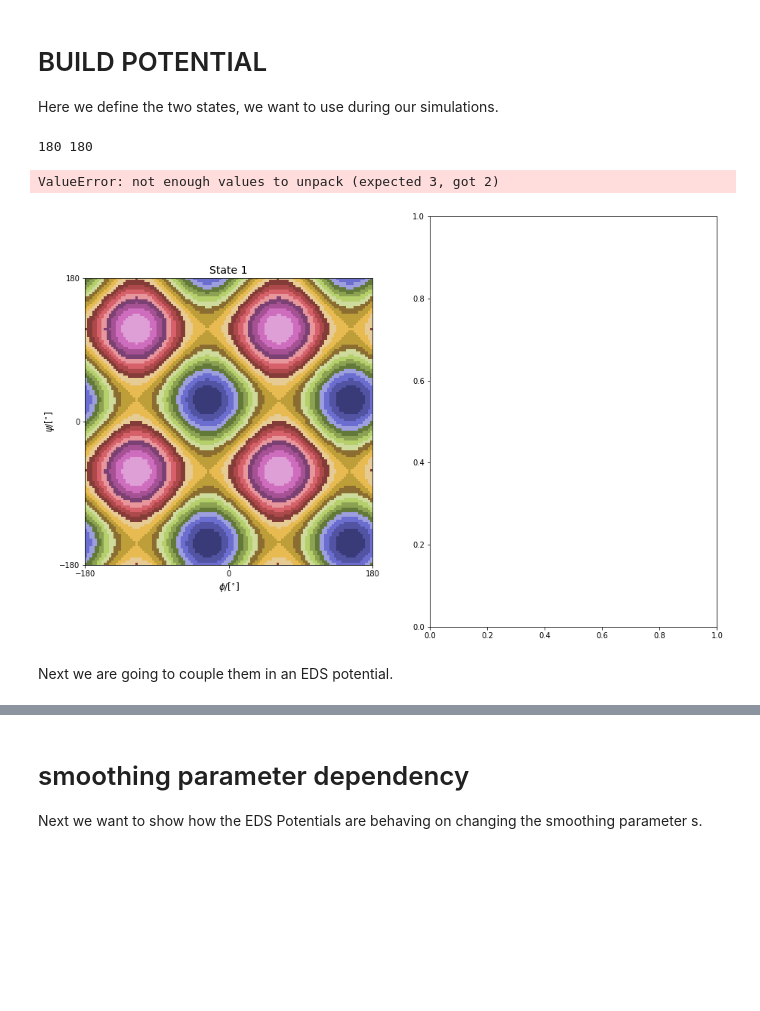
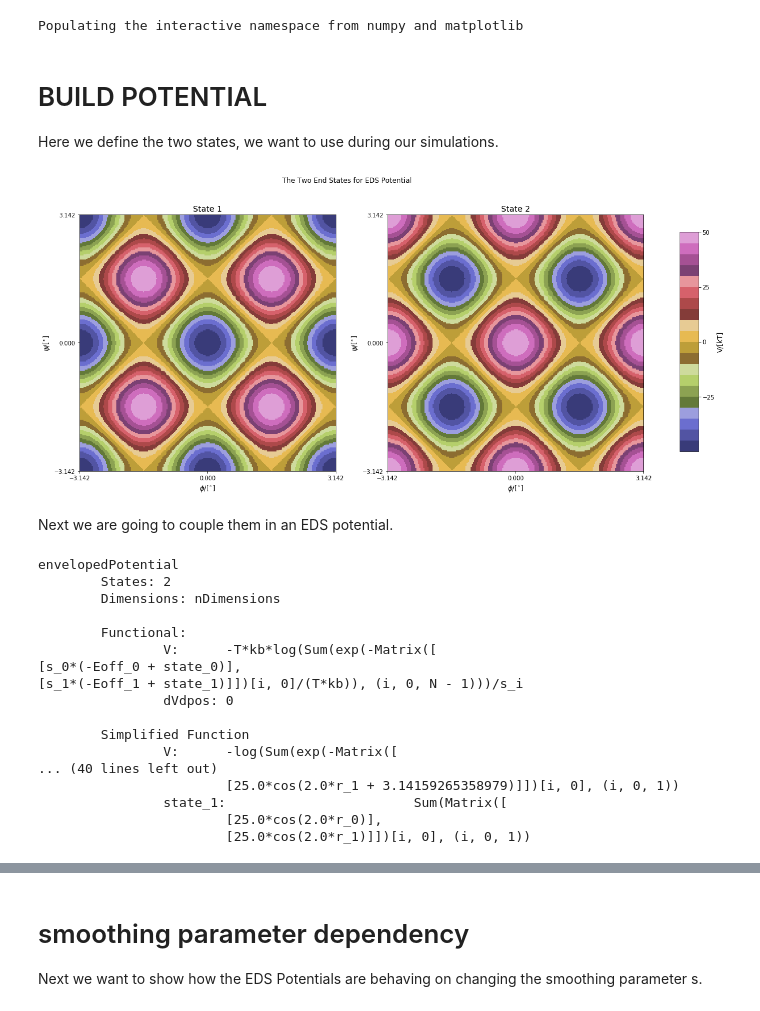
Before and after one commit to rinikerlab/Ensembler, a Jupyter notebook: examples/publication/publication_lambda_EDS/building_potentials.ipynb, the cells around one changed output, grey strips where cells are left out. Saved outputs shown, nothing was run; the diff lists cells and outputs as text; code cells hidden in the pictures; blank space fills up the shorter version.

```diff
--- a/examples/publication/publication_lambda_EDS/building_potentials.ipynb
+++ b/examples/publication/publication_lambda_EDS/building_potentials.ipynb
@@ -2,14 +2,20 @@
 #enveloping potential
 # simple Example plot Enveloped Potential with two Harmonic Oscilators
 ##Imports:
-import os, sys, numpy as np
+###If not installed:
+import os, sys
 sys.path.append(os.getcwd()+"/../../..")
 
+import numpy as np
 import ensembler.potentials.TwoD as pot2D
+import ensembler.potentials.ND as potND
+
 import ensembler.visualisation.plotPotentials as exPlot
 
-point_resolution = 120 # if you want to save time use: 120
-%matplotlib inline
+point_resolution = 250 # if you want to save time use: 120
+%pylab inline
+# %% [output]
+Populating the interactive namespace from numpy and matplotlib
 # %% [markdown]
 # BUILD POTENTIAL
 
@@ -18,24 +24,39 @@ Here we define the two states, we want to use during our simulations.
 # Settings
 barrier = 50 #kT - minimal barrier in system
 amplitude = barrier/2
-shift  = np.rad2deg(0.5*np.pi)
+shift  = 0.5*np.pi
 
 #System States
-V1 = pot2D.wavePotential(phase_shift=(shift,shift), multiplicity=(2.0, 2.0), amplitude=(amplitude, amplitude))
-V2 = pot2D.wavePotential(phase_shift=(0.0, 0.0), multiplicity=(2.0, 2.0), amplitude=(amplitude, amplitude))
+V1 = pot2D.wavePotential(phase_shift=(shift,shift), multiplicity=(2.0, 2.0), amplitude=(amplitude, amplitude), radians=True)
+V2 = pot2D.wavePotential(phase_shift=(0.0, 0.0), multiplicity=(2.0, 2.0), amplitude=(amplitude, amplitude), radians=True)
 # %%
 #Visualisation
-fig = exPlot.plot_2D_2states(V1, V2, space_range=[(-180,180), (-180,180)], point_resolution=point_resolution)
-fig.show()
+fig = exPlot.plot_2D_2states(V1, V2, space_range=[(-np.pi, np.pi), (-np.pi,np.pi)], point_resolution=point_resolution)
 # %% [output]
-180 180
-ValueError: not enough values to unpack (expected 3, got 2)
-[figure, old version]
+[figure, new version]
 # %% [markdown]
 Next we are going to couple them in an EDS potential.
 # %%
 Eoff = [0,0]
 s= 1.0
-edsPot = pot2D.envelopedPotential(V_is=[V1, V2], s=s, Eoff_i=Eoff)
+edsPot = potND.envelopedPotential(V_is=[V1, V2], s=s, eoff=Eoff)
 print(edsPot)
+# %% [output]
+envelopedPotential
+        States: 2
+        Dimensions: nDimensions
+
+        Functional:
+                V:      -T*kb*log(Sum(exp(-Matrix([
+[s_0*(-Eoff_0 + state_0)],
+[s_1*(-Eoff_1 + state_1)]])[i, 0]/(T*kb)), (i, 0, N - 1)))/s_i
+                dVdpos: 0
+
+        Simplified Function
+                V:      -log(Sum(exp(-Matrix([
+... (40 lines left out)
+                        [25.0*cos(2.0*r_1 + 3.14159265358979)]])[i, 0], (i, 0, 1))
+                state_1:                        Sum(Matrix([
+                        [25.0*cos(2.0*r_0)],
+                        [25.0*cos(2.0*r_1)]])[i, 0], (i, 0, 1))
 # %%
```
Also changed, not shown: parts of 5 cells of this notebook, 8 other files.
